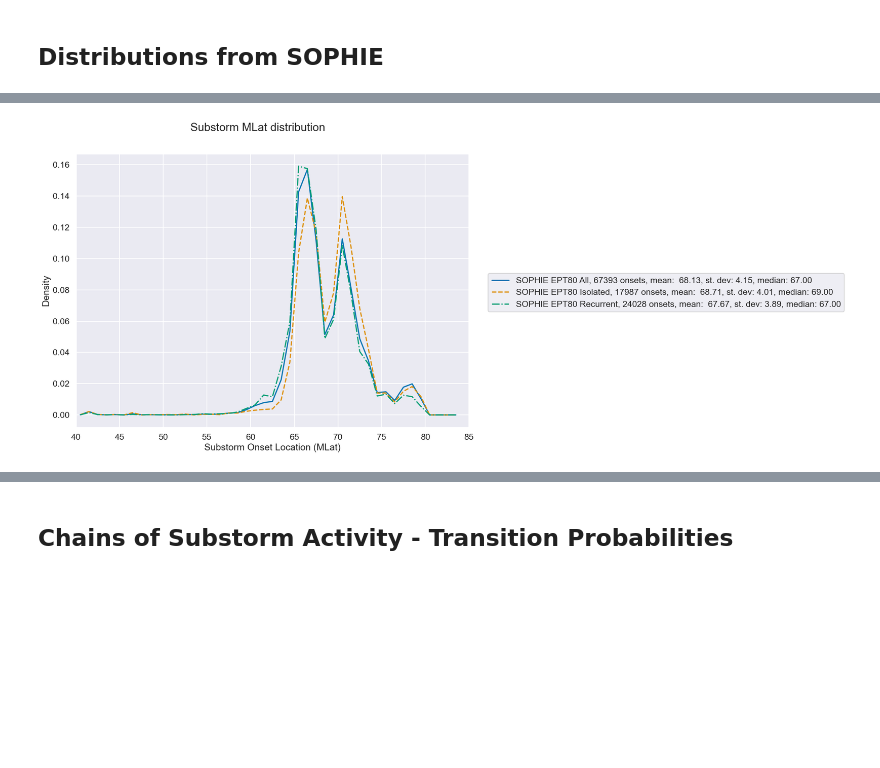
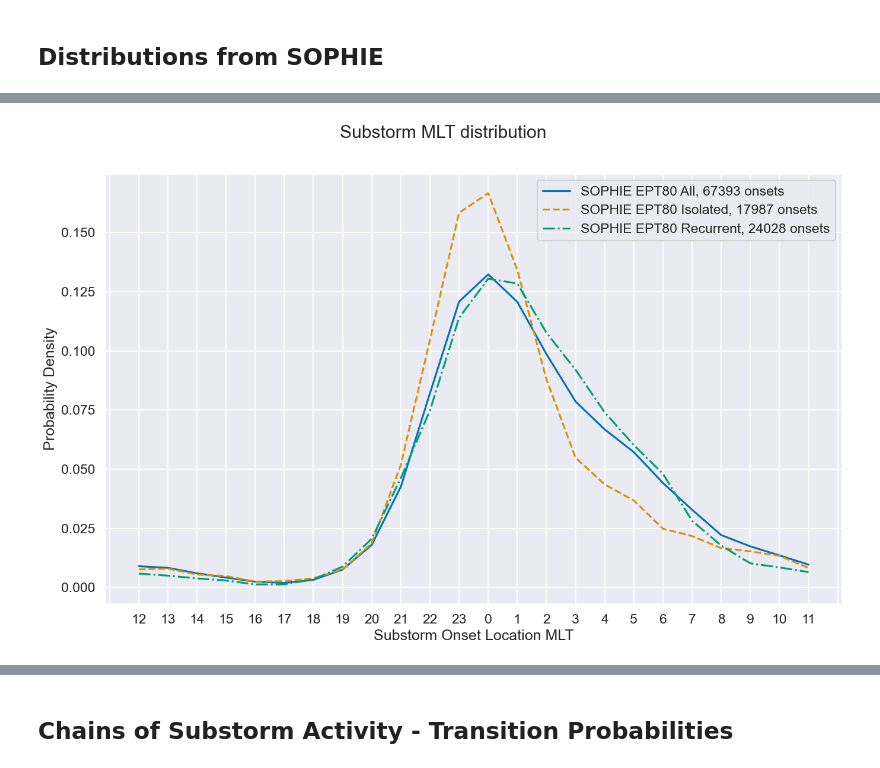
Before and after one commit to christianlao12/DP1_DP2_Project, a Jupyter notebook: substorm_type_statistics.ipynb, the cells around one changed output, grey strips where cells are left out. Cells and saved outputs as stored; diff of their text form; code cells hidden in the pictures; blank space fills up the shorter version.

```diff
--- a/substorm_type_statistics.ipynb
+++ b/substorm_type_statistics.ipynb
@@ -251,20 +251,22 @@ onsetnumbers[2] += len(firster)
 means = [np.mean(i['Waiting Time'])/pd.Timedelta(1,'h') for i in onsetlists]
 stdevs = [np.std(i['Waiting Time'])/pd.Timedelta(1,'h') for i in onsetlists]
 medians = [np.median(i['Waiting Time'])/pd.Timedelta(1,'h') for i in onsetlists]
-labels = ["{}, {} onsets, mean:  {:.2f}, st. dev: {:.2f}, median: {:.2f}".format(labels[i],onsetnumbers[i],means[i],stdevs[i],medians[i]) for i in range(len(onsetlists))]
+# labels = ["{}, {} onsets, mean:  {:.2f}, st. dev: {:.2f}, median: {:.2f}".format(labels[i],onsetnumbers[i],means[i],stdevs[i],medians[i]) for i in range(len(onsetlists))]
+labels = ["{}, {} onsets".format(labels[i],onsetnumbers[i]) for i in range(len(onsetlists))]
 
 lines = ['solid','dashed','dashdot']
 wts = [waitingtime_hist(i) for i in onsetlists]
-fig, axes = plt.subplots(figsize=(12,9))
+fig, axes = plt.subplots(figsize=(14,9))
 
 for i in range(len(onsetlists)):
     axes.plot(wts[i]['Waiting Time'],wts[i]['Density'], label=labels[i], ls=lines[i])
 
 axes.xaxis.set_minor_locator(ticker.MultipleLocator(1))
 axes.set_xlabel('Waiting time (hours)')
-axes.set_ylabel('Density')
+axes.set_ylabel('Probability Density')
 axes.grid(True,'both')
 fig.suptitle('Substorm waiting time distribution', y=1)
-fig.legend(bbox_to_anchor=(1, .5), loc='center left')
+# fig.legend(bbox_to_anchor=(1, .5), loc='center left')
+axes.legend(loc='upper right')
 fig.tight_layout(pad=1)
 # %% [output]
@@ -286,19 +324,21 @@ onsetnumbers[2] += len(firster)
 means = [np.mean(i['Duration'])/pd.Timedelta(1,'m') for i in onsetlists]
 stdevs = [np.std(i['Duration'])/pd.Timedelta(1,'m') for i in onsetlists]
 medians = [np.median(i['Duration'])/pd.Timedelta(1,'m') for i in onsetlists]
-labels = ["{}, {} onsets, mean:  {:.2f}, st. dev: {:.2f}, median: {:.2f}".format(labels[i],onsetnumbers[i],means[i],stdevs[i],medians[i]) for i in range(len(onsetlists))]
+# labels = ["{}, {} onsets, mean:  {:.2f}, st. dev: {:.2f}, median: {:.2f}".format(labels[i],onsetnumbers[i],means[i],stdevs[i],medians[i]) for i in range(len(onsetlists))]
+labels = ["{}, {} onsets".format(labels[i],onsetnumbers[i]) for i in range(len(onsetlists))]
 
 lines = ['solid','dashed','dashdot']
 wts = [duration_hist(i) for i in onsetlists]
-fig, axes = plt.subplots(figsize=(12,9))
+fig, axes = plt.subplots(figsize=(14,9))
 
 for i in range(len(onsetlists)):
     axes.plot(wts[i]['Duration'],wts[i]['Density'], label=labels[i], ls=lines[i])
 
 axes.set_xlabel('Expansion Duration (mins)')
-axes.set_ylabel('Density')
+axes.set_ylabel('Probability Density')
 axes.grid(True,'both')
 fig.suptitle('Substorm Expansion Duration distribution', y=1)
-fig.legend(bbox_to_anchor=(1, .5), loc='center left')
+# fig.legend(bbox_to_anchor=(1, .5), loc='center left')
+axes.legend(loc='upper right')
 fig.tight_layout()
 # %% [output]
@@ -340,36 +384,42 @@ fig.tight_layout()
 # %%
-def mlat_hist(array):
-    x, y = np.histogram(array['MLat'],bins=np.arange(40,85,1))
-    y = y + .5
+def mlt_hist(array):
+    x, y = np.histogram(array['MLT'],bins=np.arange(0,25))
+    y = y
     y = y[:-1]
-    d = {'MLat':y,'Density':x/np.sum(x)}
+    d = {'MLT':y,'Density':x/np.sum(x)}
     df = pd.DataFrame(d)
     return df
 
 onsetlists = [sophie80onsetdf, gergnoflag, erernoflag]
 labels = ['SOPHIE EPT80 All', 'SOPHIE EPT80 Isolated','SOPHIE EPT80 Recurrent']
 onsetnumbers = [len(i) for i in onsetlists]
 onsetnumbers[1] += len(firstgerg)
 onsetnumbers[2] += len(firster)
-means = [np.mean(i['MLat']) for i in onsetlists]
-stdevs = [np.std(i['MLat']) for i in onsetlists]
-medians = [np.median(i['MLat']) for i in onsetlists]
-labels = ["{}, {} onsets, mean:  {:.2f}, st. dev: {:.2f}, median: {:.2f}".format(labels[i],onsetnumbers[i],means[i],stdevs[i],medians[i]) for i in range(len(onsetlists))]
+means = [np.mean(i['MLT']) for i in onsetlists]
+stdevs = [np.std(i['MLT']) for i in onsetlists]
+medians = [np.median(i['MLT']) for i in onsetlists]
+# labels = ["{}, {} onsets".format(labels[i],onsetnumbers[i]) for i in range(len(onsetlists))]
+labels = ["{}, {} onsets".format(labels[i],onsetnumbers[i]) for i in range(len(onsetlists))]
 
 lines = ['solid','dashed','dashdot']
-wts = [mlat_hist(i) for i in onsetlists]
-fig, axes = plt.subplots(figsize=(12,9))
+wts = [mlt_hist(i) for i in onsetlists]
+
+fig, axes = plt.subplots(figsize=(14,9))
+idx = np.array([np.arange(12,24),np.arange(0,12)]).flatten()
+xx = [wts[i]['MLT'][idx].to_numpy().astype(str) for i in range(len(onsetlists))]
+yy = [wts[i]['Density'][idx].to_numpy() for i in range(len(onsetlists))]
 
 for i in range(len(onsetlists)):
-    axes.plot(wts[i]['MLat'],wts[i]['Density'], label=labels[i],ls=lines[i])
+    axes.plot(xx[i],yy[i], label=labels[i],ls=lines[i])
 
 
-axes.set_xlim(40,85)
-axes.set_xlabel('Substorm Onset Location (MLat)')
-axes.set_ylabel('Density')
+axes.xaxis.set_major_locator(ticker.MultipleLocator(1))
+axes.set_xlabel('Substorm Onset Location MLT')
+axes.set_ylabel('Probability Density')
 axes.grid(True,'both')
-fig.suptitle('Substorm MLat distribution', y=1)
-fig.legend(bbox_to_anchor=(1, .5), loc='center left')
+fig.suptitle('Substorm MLT distribution', y=1)
+# fig.legend(bbox_to_anchor=(1, .5), loc='center left')
+axes.legend(loc='upper right')
 fig.tight_layout()
 # %% [output]
-[figure, old version]
+[figure, new version]
```
Also changed, not shown: parts of 8 cells of this notebook.
